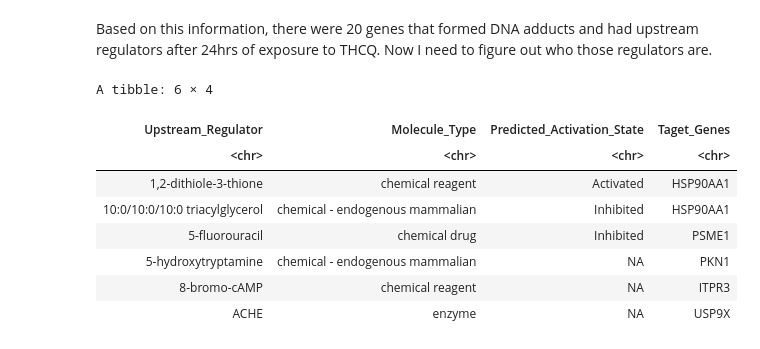
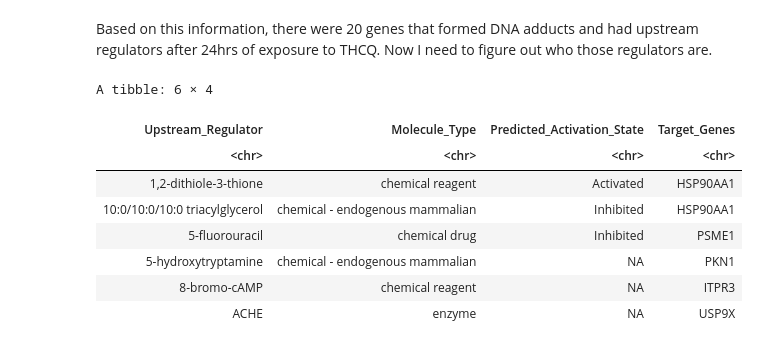
Before and after one commit to UNC-CEMALB/P1016.-THC-RNASeq-Adducts, a Jupyter notebook: 3. Adductome Integration/Adductome Integration.ipynb, the cells around one changed output. Saved outputs shown, nothing was run; the diff lists cells and outputs as text; code cells hidden in the pictures.

```diff
--- a/3. Adductome Integration/Adductome Integration.ipynb
+++ b/3. Adductome Integration/Adductome Integration.ipynb
@@ -164,16 +164,16 @@ genes_of_interest
 # %% [markdown]
 Based on this information, there were 20 genes that formed DNA adducts and had upstream regulators after 24hrs of exposure to THCQ. Now I need to figure out who those regulators are.
 # %%
-dna_adduct_reuglated_df = upstream_reg_df[,c(1,3,4,7)] %>%
+dna_adduct_regulated_df = upstream_reg_df[,c(1,3,4,7)] %>%
     separate_rows(Target_Molecules, sep = ",") %>%
     filter(Target_Molecules %in% genes_of_interest) %>%
     dplyr::rename(Target_Genes = Target_Molecules) %>%
     arrange(Upstream_Regulator)
 
-head(dna_adduct_reuglated_df)
+head(dna_adduct_regulated_df)
 # %% [output]
 A tibble: 6 × 4
-| Upstream_Regulator | Molecule_Type | Predicted_Activation_State | Taget_Genes |
+| Upstream_Regulator | Molecule_Type | Predicted_Activation_State | Target_Genes |
 | <chr> | <chr> | <chr> | <chr> |
 | 1,2-dithiole-3-thione | chemical reagent | Activated | HSP90AA1 |
 | 10:0/10:0/10:0 triacylglycerol | chemical - endogenous mammalian | Inhibited | HSP90AA1 |
```
Also changed, not shown: parts of 1 cell of this notebook.
